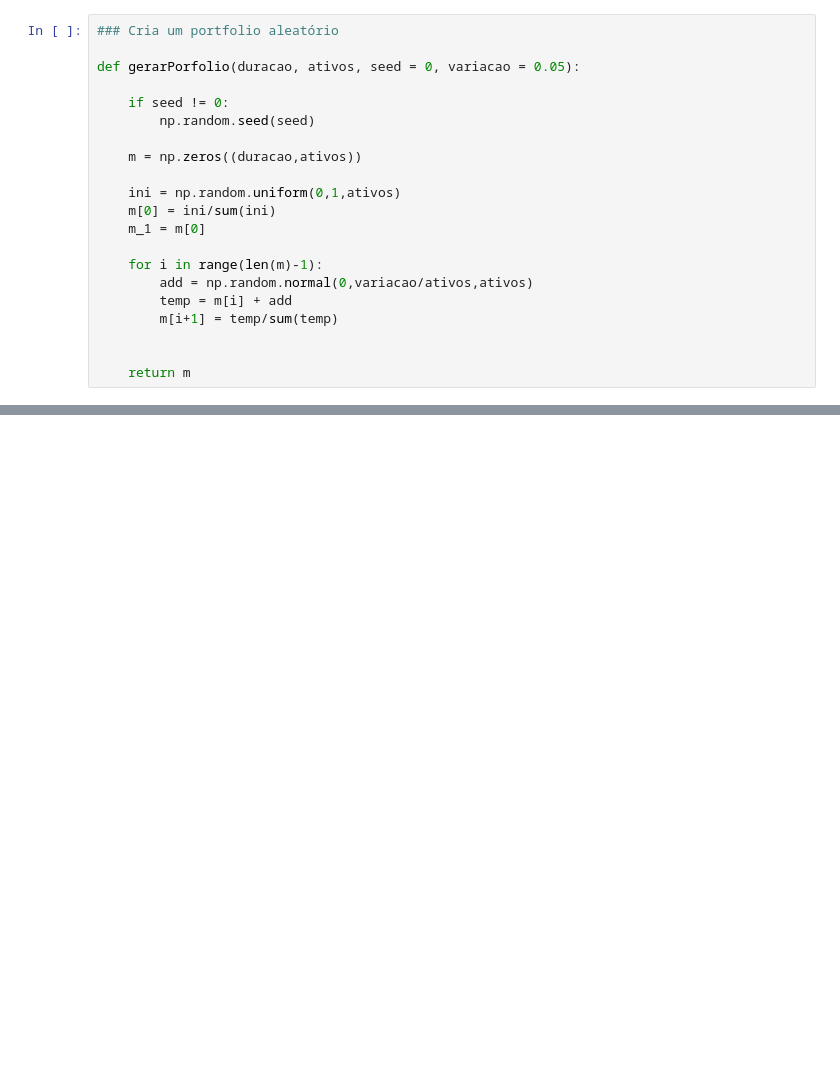
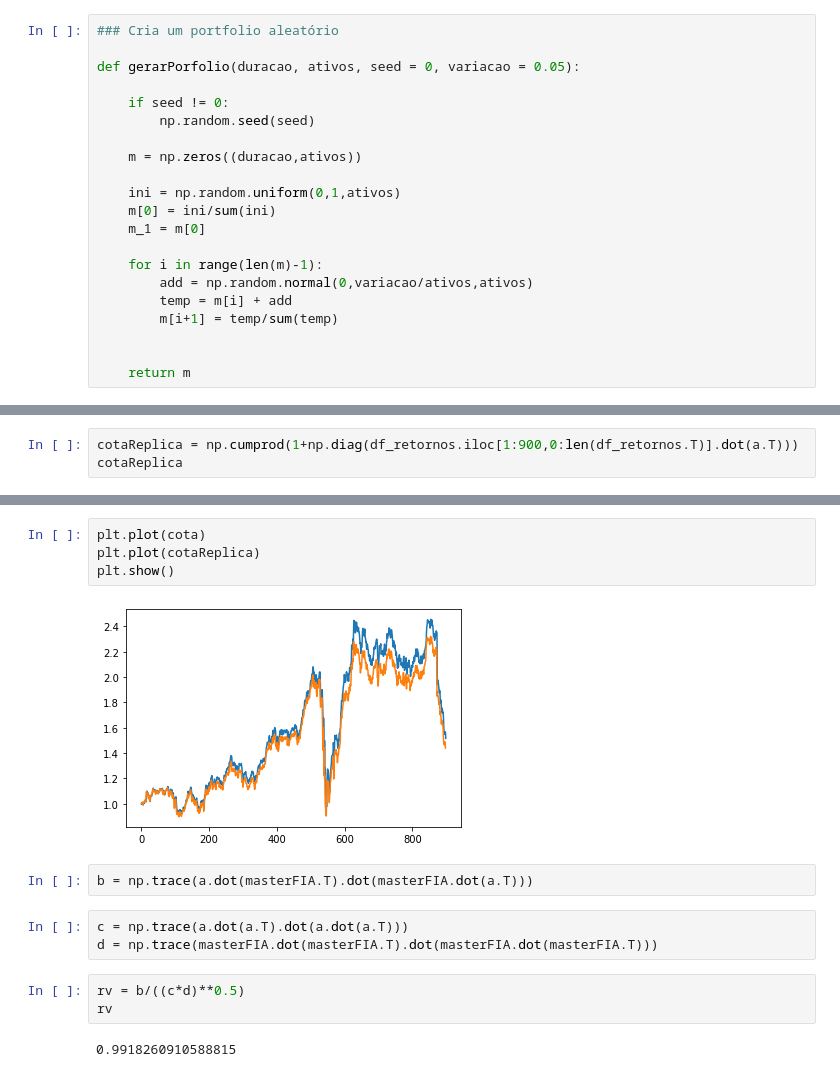
Before and after one commit to andrequant/EquityFund_Holdings, a Jupyter notebook: Portfolio1.ipynb, the cells around one changed output, grey strips where cells are left out. Cells and saved outputs as stored; diff of their text form; blank space fills up the shorter version.

```diff
--- a/Portfolio1.ipynb
+++ b/Portfolio1.ipynb
@@ -88,0 +163,3 @@ plt.show()
+# %%
+cotaReplica = np.cumprod(1+np.diag(df_retornos.iloc[1:900,0:len(df_retornos.T)].dot(a.T)))
+cotaReplica
@@ -88,0 +184,16 @@ plt.show()
+# %%
+plt.plot(cota)
+plt.plot(cotaReplica)
+plt.show()
+# %% [output]
+[figure, added]
+# %%
+b = np.trace(a.dot(masterFIA.T).dot(masterFIA.dot(a.T)))
+# %%
+c = np.trace(a.dot(a.T).dot(a.dot(a.T)))
+d = np.trace(masterFIA.dot(masterFIA.T).dot(masterFIA.dot(masterFIA.T)))
+# %%
+rv = b/((c*d)**0.5)
+rv
+# %% [output]
+0.9918260910588815
```
Also changed, not shown: parts of 19 cells of this notebook.
